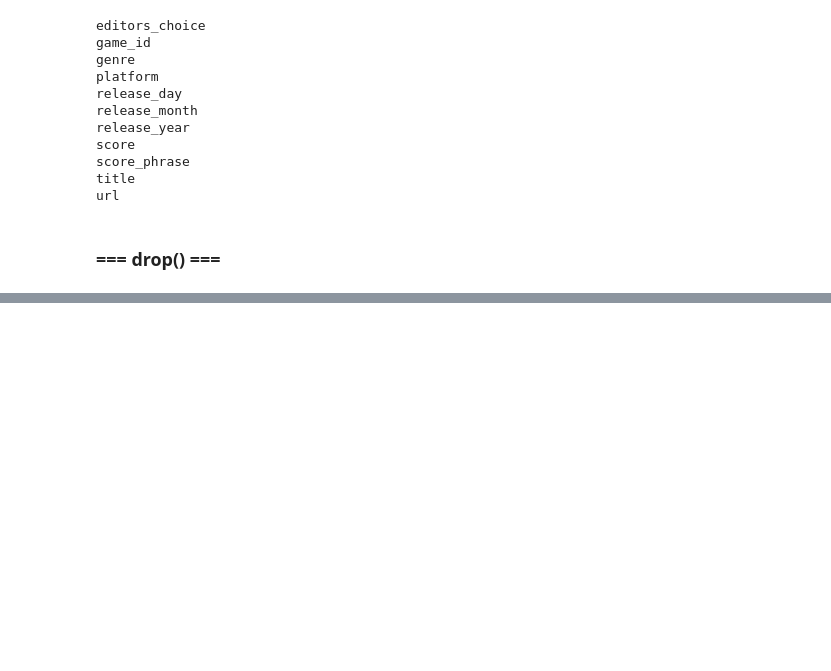
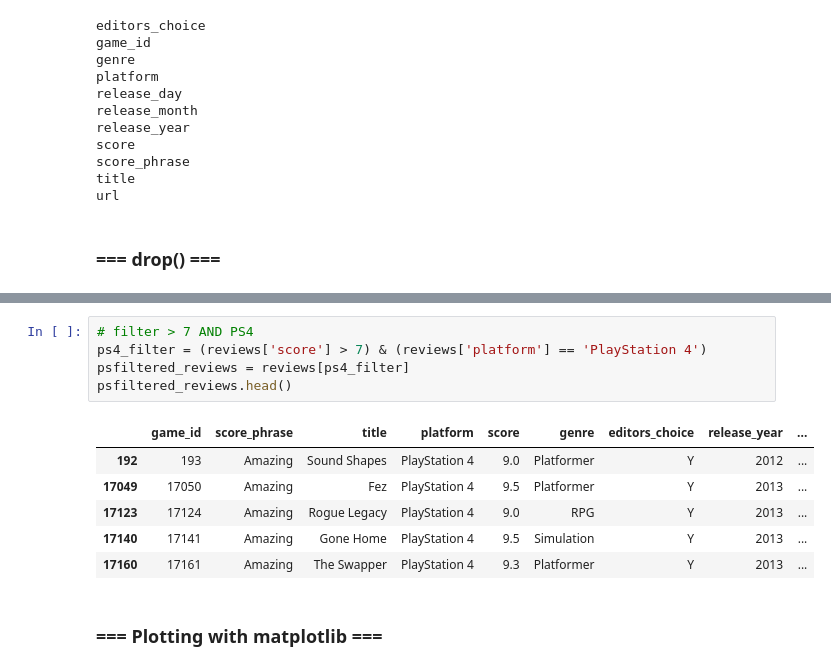
Before and after one commit to StewartStack/DAStudyBackups, a Jupyter notebook: DataStudies1/stewartstack_reviews_IGNanalysis.ipynb, the cells around one changed output, grey strips where cells are left out. Drawn from its saved outputs; the diff is of its cells as text; blank space fills up the shorter version.

```diff
--- a/DataStudies1/stewartstack_reviews_IGNanalysis.ipynb
+++ b/DataStudies1/stewartstack_reviews_IGNanalysis.ipynb
@@ -197,0 +304,14 @@ reviews.head()
+# %%
+# filter > 7 AND PS4
+ps4_filter = (reviews['score'] > 7) & (reviews['platform'] == 'PlayStation 4')
+psfiltered_reviews = reviews[ps4_filter]
+psfiltered_reviews.head()
+# %% [output]
+|  | game_id | score_phrase | title | platform | score | genre | editors_choice | release_year | ... |
+| 192 | 193 | Amazing | Sound Shapes | PlayStation 4 | 9.0 | Platformer | Y | 2012 | ... |
+| 17049 | 17050 | Amazing | Fez | PlayStation 4 | 9.5 | Platformer | Y | 2013 | ... |
+| 17123 | 17124 | Amazing | Rogue Legacy | PlayStation 4 | 9.0 | RPG | Y | 2013 | ... |
+| 17140 | 17141 | Amazing | Gone Home | PlayStation 4 | 9.5 | Simulation | Y | 2013 | ... |
+| 17160 | 17161 | Amazing | The Swapper | PlayStation 4 | 9.3 | Platformer | Y | 2013 | ... |
+# %% [markdown]
+### === Plotting with matplotlib ===
```
Also changed, not shown: parts of 12 cells of this notebook.
